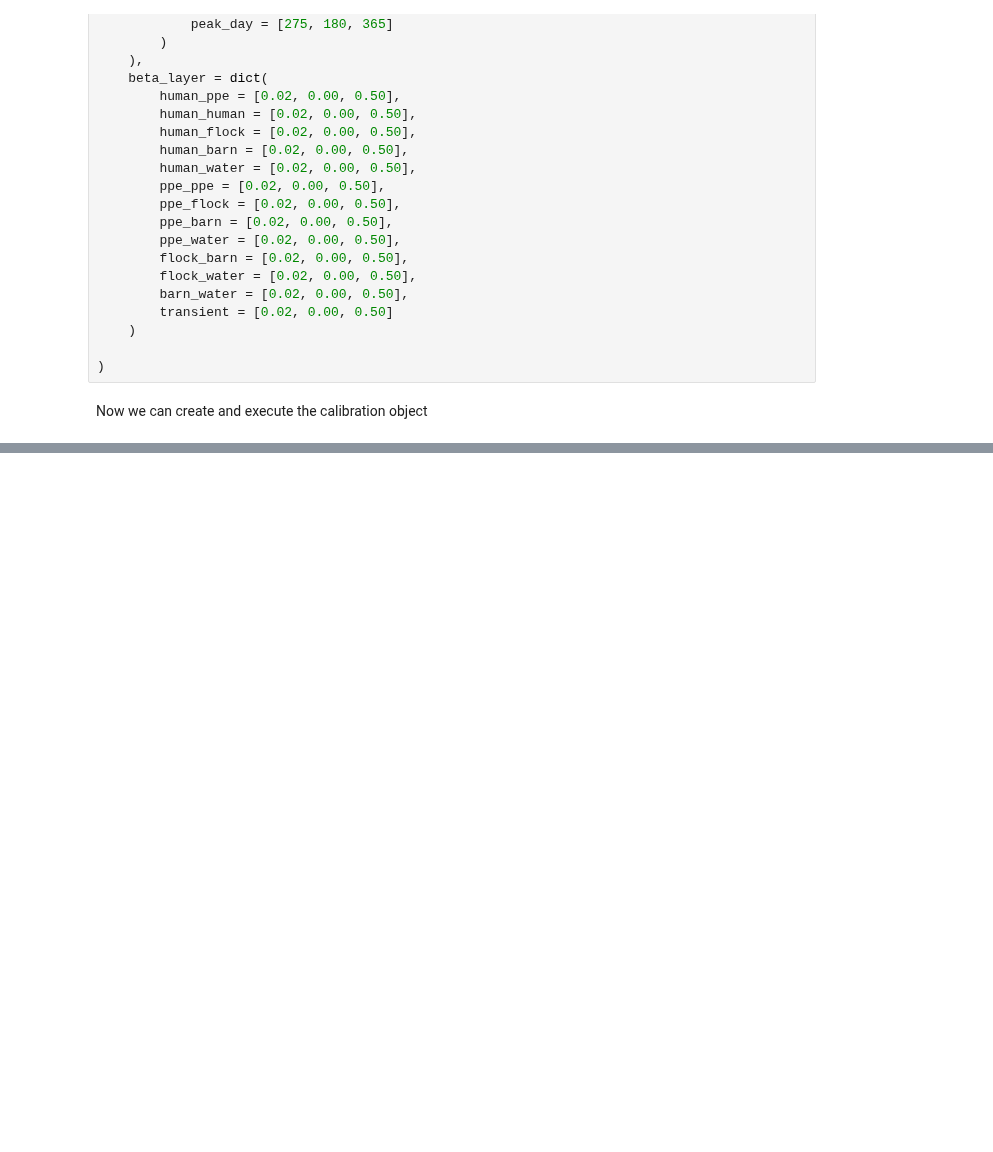
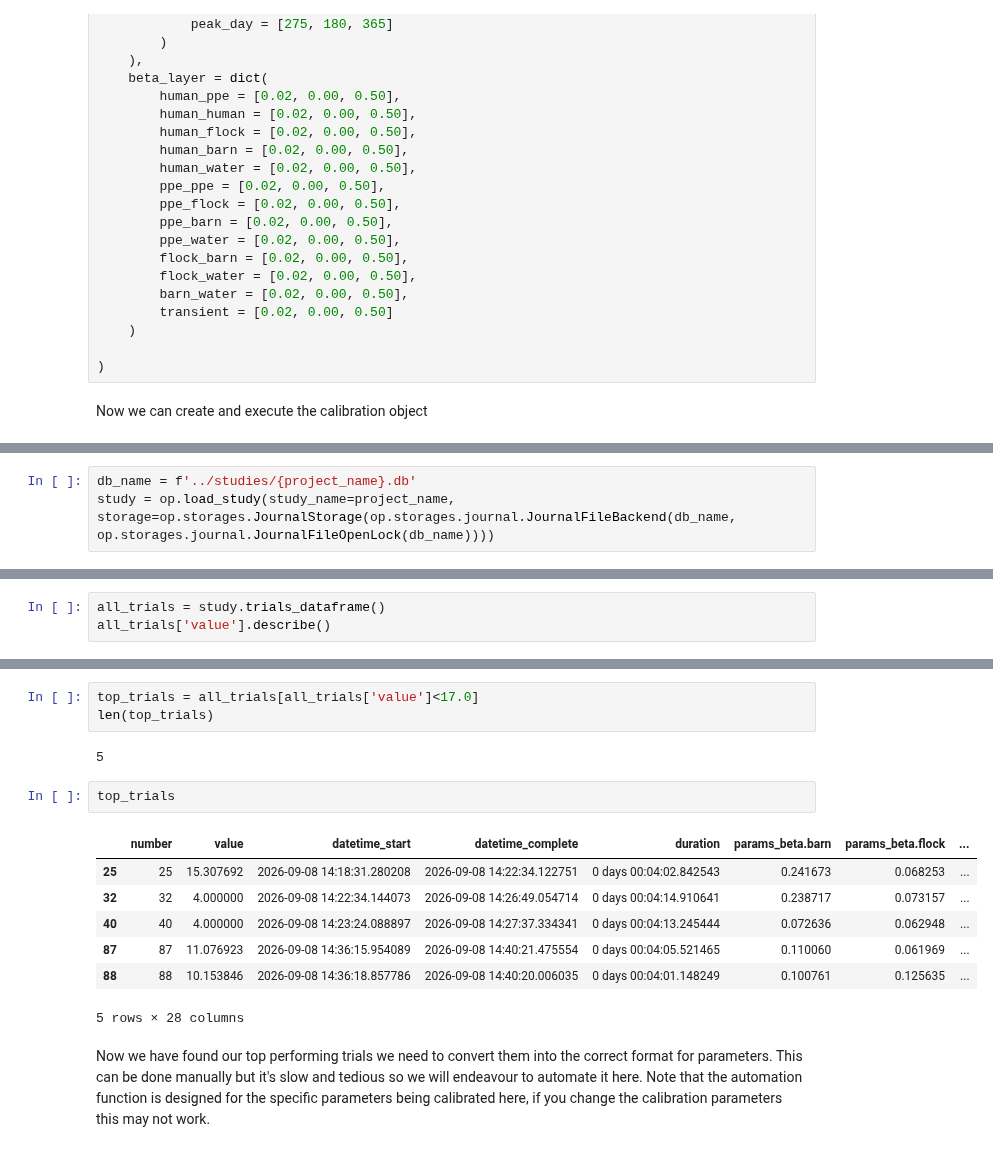
Before and after one commit to Flynn-Primrose/Zoonosim, a Jupyter notebook: workflows/paper_1.ipynb, the cells around one changed output, grey strips where cells are left out. Saved outputs shown, nothing was run; the diff lists cells and outputs as text; blank space fills up the shorter version.

```diff
--- a/workflows/paper_1.ipynb
+++ b/workflows/paper_1.ipynb
@@ -460,0 +445,3 @@ UnboundLocalError: cannot access local variable 'output' where it is not associa
+# %%
+db_name = f'../studies/{project_name}.db'
+study = op.load_study(study_name=project_name, storage=op.storages.JournalStorage(op.storages.journal.JournalFileBackend(db_name, op.storages.journal.JournalFileOpenLock(db_name))))
@@ -460,0 +450,3 @@ UnboundLocalError: cannot access local variable 'output' where it is not associa
+# %%
+all_trials = study.trials_dataframe()
+all_trials['value'].describe()
@@ -460,0 +463,17 @@ UnboundLocalError: cannot access local variable 'output' where it is not associa
+# %%
+top_trials = all_trials[all_trials['value']<17.0]
+len(top_trials)
+# %% [output]
+5
+# %%
+top_trials
+# %% [output]
+|  | number | value | datetime_start | datetime_complete | duration | params_beta.barn | params_beta.flock | ... |
+| 25 | 25 | 15.307692 | 2026-09-08 14:18:31.280208 | 2026-09-08 14:22:34.122751 | 0 days 00:04:02.842543 | 0.241673 | 0.068253 | ... |
+| 32 | 32 | 4.000000 | 2026-09-08 14:22:34.144073 | 2026-09-08 14:26:49.054714 | 0 days 00:04:14.910641 | 0.238717 | 0.073157 | ... |
+| 40 | 40 | 4.000000 | 2026-09-08 14:23:24.088897 | 2026-09-08 14:27:37.334341 | 0 days 00:04:13.245444 | 0.072636 | 0.062948 | ... |
+| 87 | 87 | 11.076923 | 2026-09-08 14:36:15.954089 | 2026-09-08 14:40:21.475554 | 0 days 00:04:05.521465 | 0.110060 | 0.061969 | ... |
+| 88 | 88 | 10.153846 | 2026-09-08 14:36:18.857786 | 2026-09-08 14:40:20.006035 | 0 days 00:04:01.148249 | 0.100761 | 0.125635 | ... |
+5 rows × 28 columns
+# %% [markdown]
+Now we have found our top performing trials we need to convert them into the correct format for parameters. This can be done manually but it's slow and tedious so we will endeavour to automate it here. Note that the automation function is designed for the specific parameters being calibrated here, if you change the calibration parameters this may not work.
```
Also changed, not shown: parts of 11 cells of this notebook, 3 other files.
